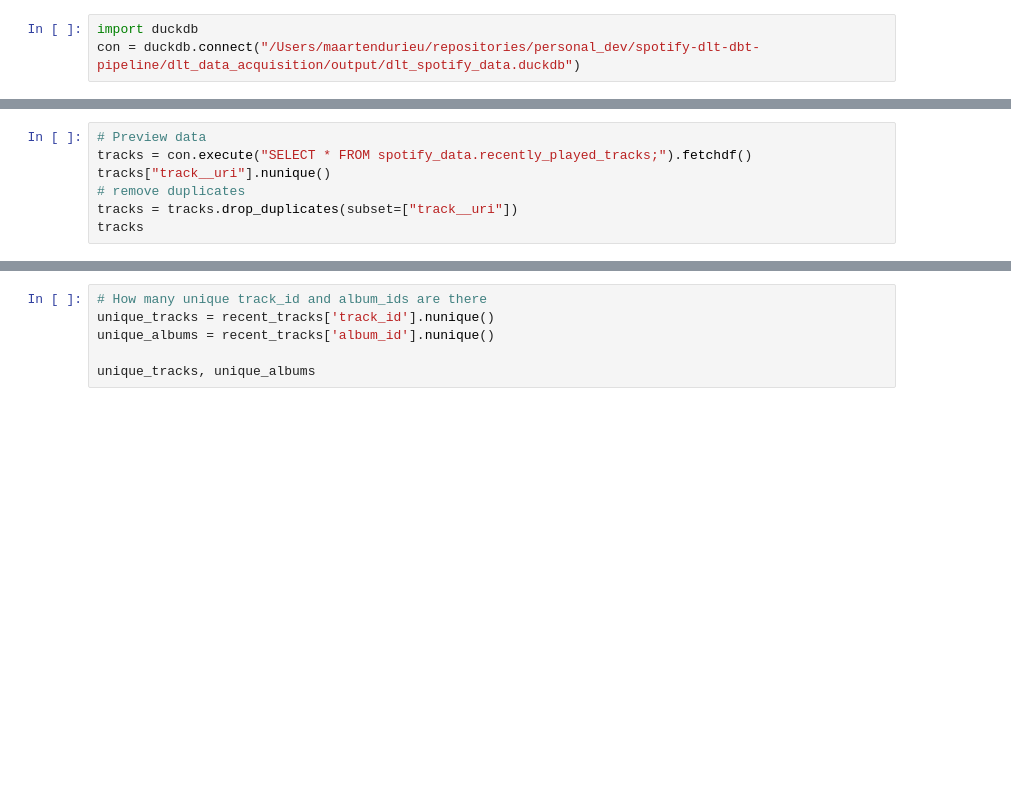
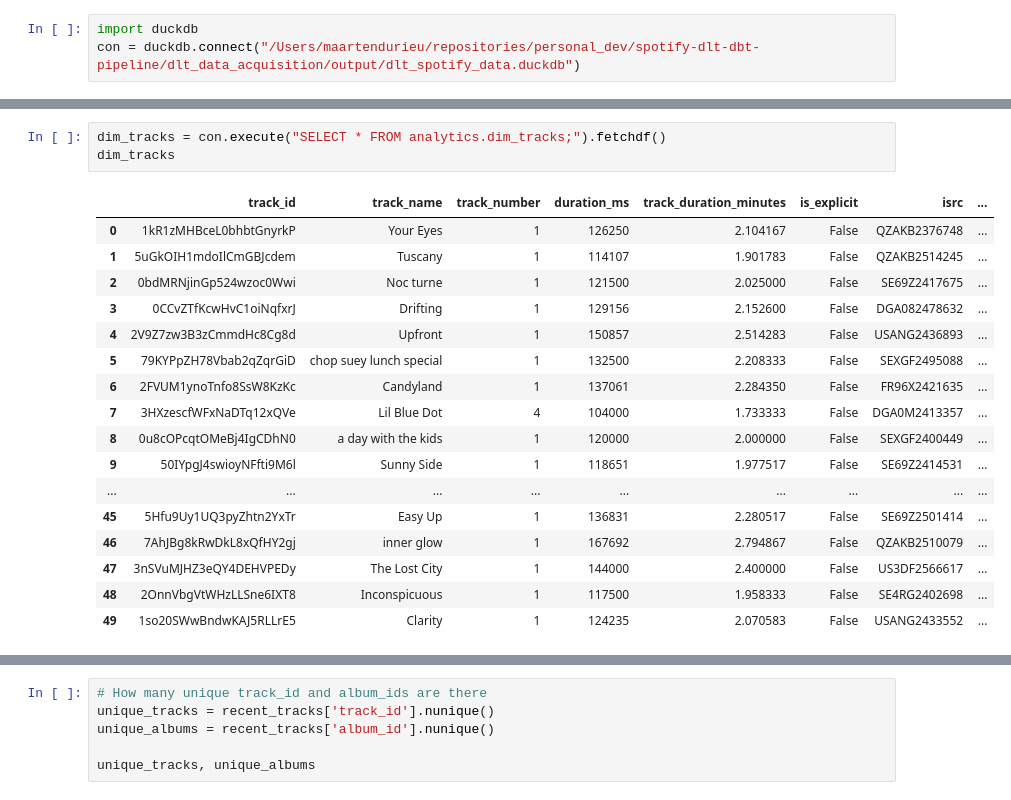
Before and after one commit to MaartenDurieu/spotify-dlt-dbt-pipeline, a Jupyter notebook: duckdb-analytics/explore.ipynb, the cells around one changed output, grey strips where cells are left out. Saved outputs shown, nothing was run; the diff lists cells and outputs as text; blank space fills up the shorter version.

```diff
--- a/duckdb-analytics/explore.ipynb
+++ b/duckdb-analytics/explore.ipynb
@@ -51,10 +62,24 @@ tracks
-# %%
-# Preview data
-tracks = con.execute("SELECT * FROM spotify_data.recently_played_tracks;").fetchdf()
-tracks["track__uri"].nunique()
-# remove duplicates
-tracks = tracks.drop_duplicates(subset=["track__uri"])
-tracks
+# %%
+dim_tracks = con.execute("SELECT * FROM analytics.dim_tracks;").fetchdf()
+dim_tracks
+# %% [output]
+|  | track_id | track_name | track_number | duration_ms | track_duration_minutes | is_explicit | isrc | ... |
+| 0 | 1kR1zMHBceL0bhbtGnyrkP | Your Eyes | 1 | 126250 | 2.104167 | False | QZAKB2376748 | ... |
+| 1 | 5uGkOIH1mdoIlCmGBJcdem | Tuscany | 1 | 114107 | 1.901783 | False | QZAKB2514245 | ... |
+| 2 | 0bdMRNjinGp524wzoc0Wwi | Noc turne | 1 | 121500 | 2.025000 | False | SE69Z2417675 | ... |
+| 3 | 0CCvZTfKcwHvC1oiNqfxrJ | Drifting | 1 | 129156 | 2.152600 | False | DGA082478632 | ... |
+| 4 | 2V9Z7zw3B3zCmmdHc8Cg8d | Upfront | 1 | 150857 | 2.514283 | False | USANG2436893 | ... |
+| 5 | 79KYPpZH78Vbab2qZqrGiD | chop suey lunch special | 1 | 132500 | 2.208333 | False | SEXGF2495088 | ... |
+| 6 | 2FVUM1ynoTnfo8SsW8KzKc | Candyland | 1 | 137061 | 2.284350 | False | FR96X2421635 | ... |
+| 7 | 3HXzescfWFxNaDTq12xQVe | Lil Blue Dot | 4 | 104000 | 1.733333 | False | DGA0M2413357 | ... |
+| 8 | 0u8cOPcqtOMeBj4IgCDhN0 | a day with the kids | 1 | 120000 | 2.000000 | False | SEXGF2400449 | ... |
+| 9 | 50IYpgJ4swioyNFfti9M6l | Sunny Side | 1 | 118651 | 1.977517 | False | SE69Z2414531 | ... |
+| ... | ... | ... | ... | ... | ... | ... | ... | ... |
+| 45 | 5Hfu9Uy1UQ3pyZhtn2YxTr | Easy Up | 1 | 136831 | 2.280517 | False | SE69Z2501414 | ... |
+| 46 | 7AhJBg8kRwDkL8xQfHY2gj | inner glow | 1 | 167692 | 2.794867 | False | QZAKB2510079 | ... |
+| 47 | 3nSVuMJHZ3eQY4DEHVPEDy | The Lost City | 1 | 144000 | 2.400000 | False | US3DF2566617 | ... |
+| 48 | 2OnnVbgVtWHzLLSne6IXT8 | Inconspicuous | 1 | 117500 | 1.958333 | False | SE4RG2402698 | ... |
+| 49 | 1so20SWwBndwKAJ5RLLrE5 | Clarity | 1 | 124235 | 2.070583 | False | USANG2433552 | ... |
 # %%
 recent_tracks = con.execute("SELECT * FROM analytics.fact_listening_history;").fetchdf()
 recent_tracks
```
Also changed, not shown: parts of 6 cells of this notebook, 15 other files.
